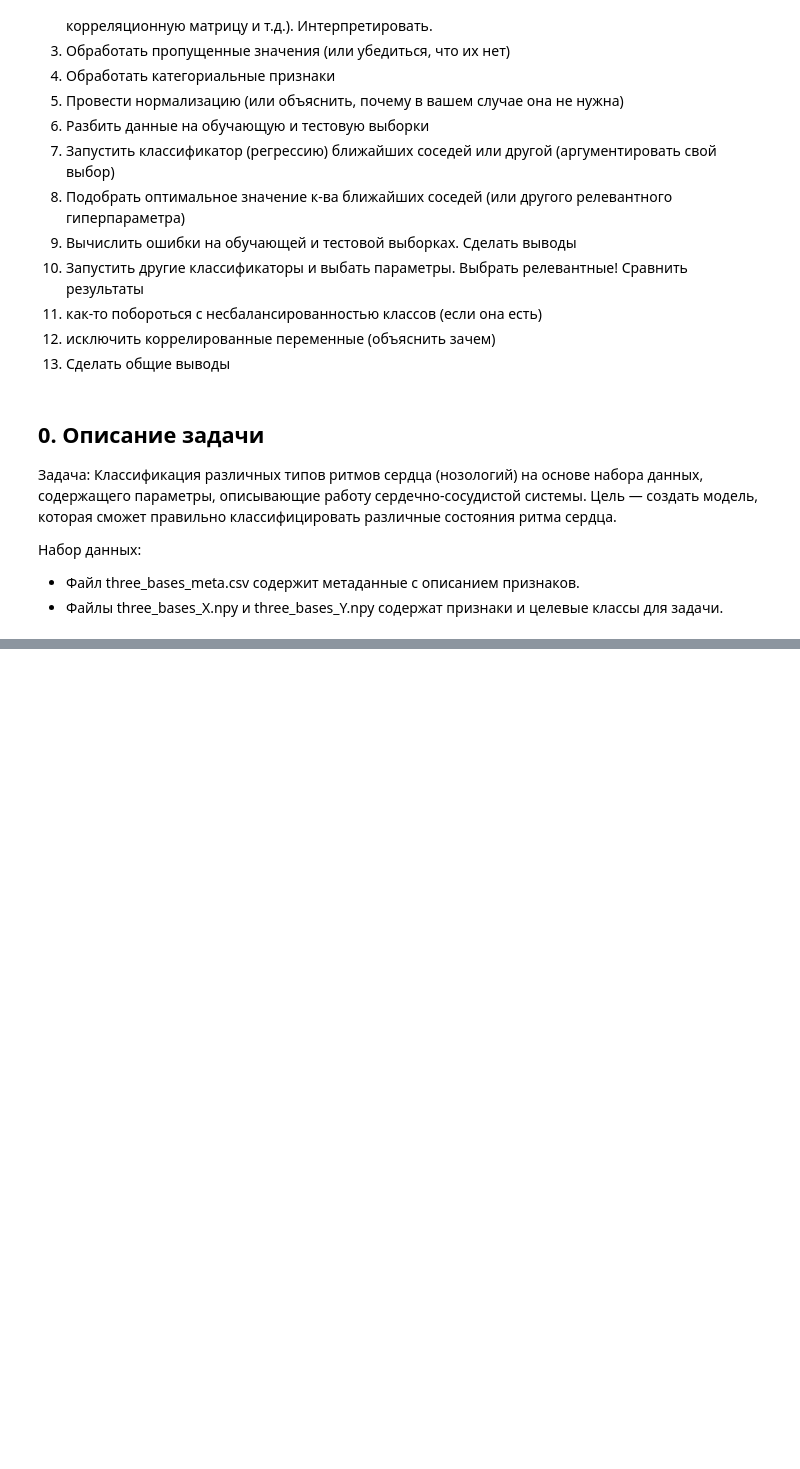
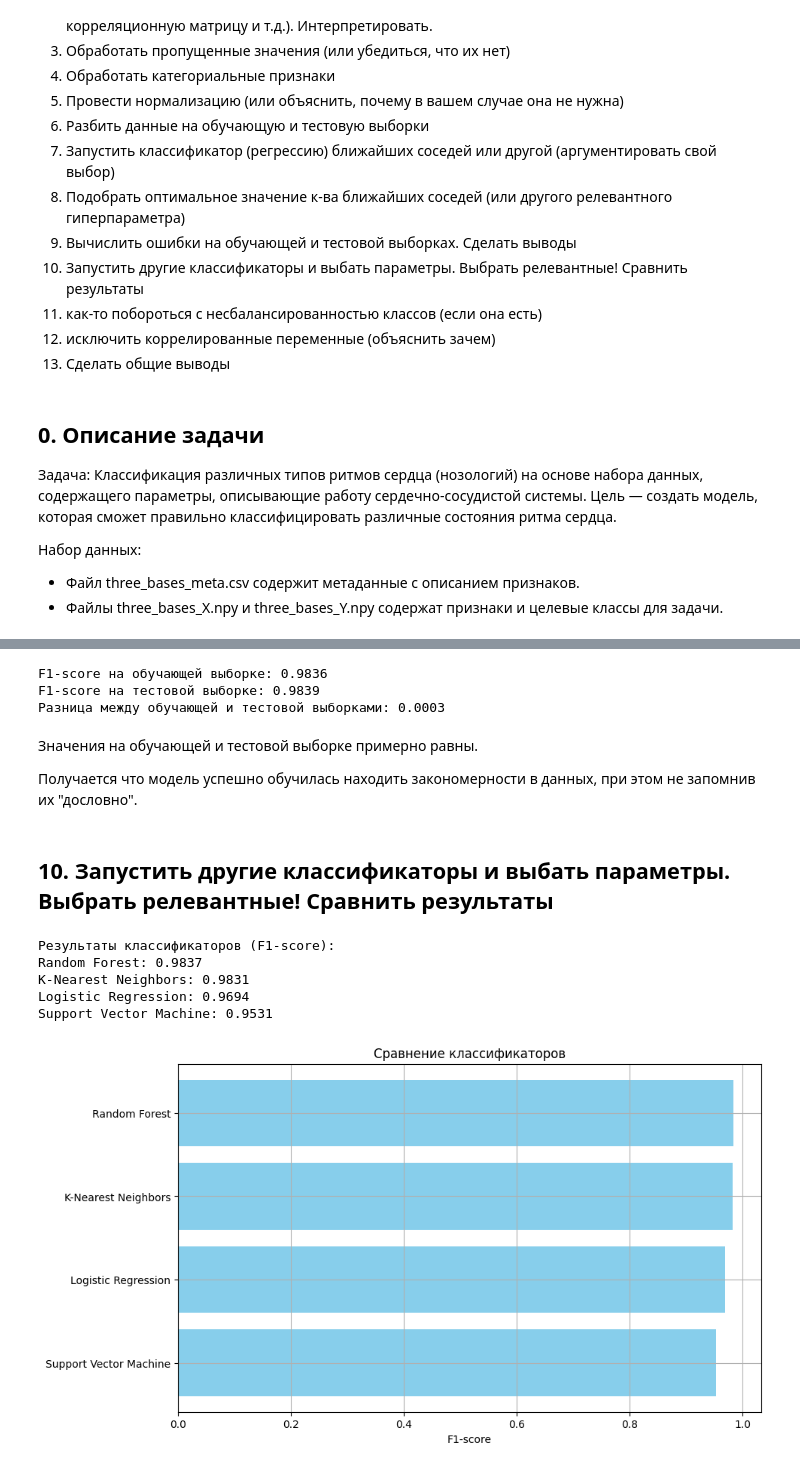
Before and after one commit to danielbulgakov/ml, a Jupyter notebook: lectures/hw_5.ipynb, the cells around one changed output, grey strips where cells are left out. Saved outputs shown, nothing was run; the diff lists cells and outputs as text; code cells hidden in the pictures; blank space fills up the shorter version.

```diff
--- a/lectures/hw_5.ipynb
+++ b/lectures/hw_5.ipynb
@@ -30,0 +376,70 @@
+# %%
+knn = KNeighborsClassifier(n_neighbors=optimal_n_neighbors)
+knn.fit(X_train, y_train)
+
+y_train_pred = knn.predict(X_train)
+y_test_pred = knn.predict(X_test)
+
+# Вычисление F1-score
+f1_train = f1_score(y_train, y_train_pred, average="binary")
+f1_test = f1_score(y_test, y_test_pred, average="binary")
+
+# Вывод результатов
+print(f"F1-score на обучающей выборке: {f1_train:.4f}")
+print(f"F1-score на тестовой выборке: {f1_test:.4f}")
+difference = abs(f1_train - f1_test)
+print(f"Разница между обучающей и тестовой выборками: {difference:.4f}")
+# %% [output]
+F1-score на обучающей выборке: 0.9836
+F1-score на тестовой выборке: 0.9839
+Разница между обучающей и тестовой выборками: 0.0003
+# %% [markdown]
+Значения на обучающей и тестовой выборке примерно равны.
+
+Получается что модель успешно обучилась находить закономерности в данных, при этом не запомнив их "дословно".
+# %% [markdown]
+## 10. Запустить другие классификаторы и выбать параметры. Выбрать релевантные! Сравнить результаты
+# %%
+from sklearn.ensemble import RandomForestClassifier
+from sklearn.linear_model import LogisticRegression
+from sklearn.svm import SVC
+
+
+classifiers = {
+    "Logistic Regression": LogisticRegression(max_iter=1000, random_state=42),
+    "Random Forest": RandomForestClassifier(n_estimators=100, random_state=42),
+    "Support Vector Machine": SVC(kernel="linear", random_state=42),
+    "K-Nearest Neighbors": KNeighborsClassifier(n_neighbors=optimal_n_neighbors),
+}
+
+# Оценка моделей
+results = {}
+for name, clf in classifiers.items():
+    clf.fit(X_train, y_train)
+    y_test_pred = clf.predict(X_test)
+    f1 = f1_score(y_test, y_test_pred, average="binary")
+    results[name] = f1
+
+sorted_results = sorted(results.items(), key=lambda x: x[1], reverse=True)
+
+# Вывод результатов
+print("Результаты классификаторов (F1-score):")
+for name, score in sorted_results:
+    print(f"{name}: {score:.4f}")
+
+# Построение графика
+names, scores = zip(*sorted_results)
+plt.figure(figsize=(10, 6))
+plt.barh(names, scores, color="skyblue")
+plt.xlabel("F1-score")
+plt.title("Сравнение классификаторов")
+plt.gca().invert_yaxis()
+plt.grid(True)
+plt.show()
+# %% [output]
+Результаты классификаторов (F1-score):
+Random Forest: 0.9837
+K-Nearest Neighbors: 0.9831
+Logistic Regression: 0.9694
+Support Vector Machine: 0.9531
+[figure, added]
```
Also changed, not shown: parts of 40 cells of this notebook, 1 other file.
